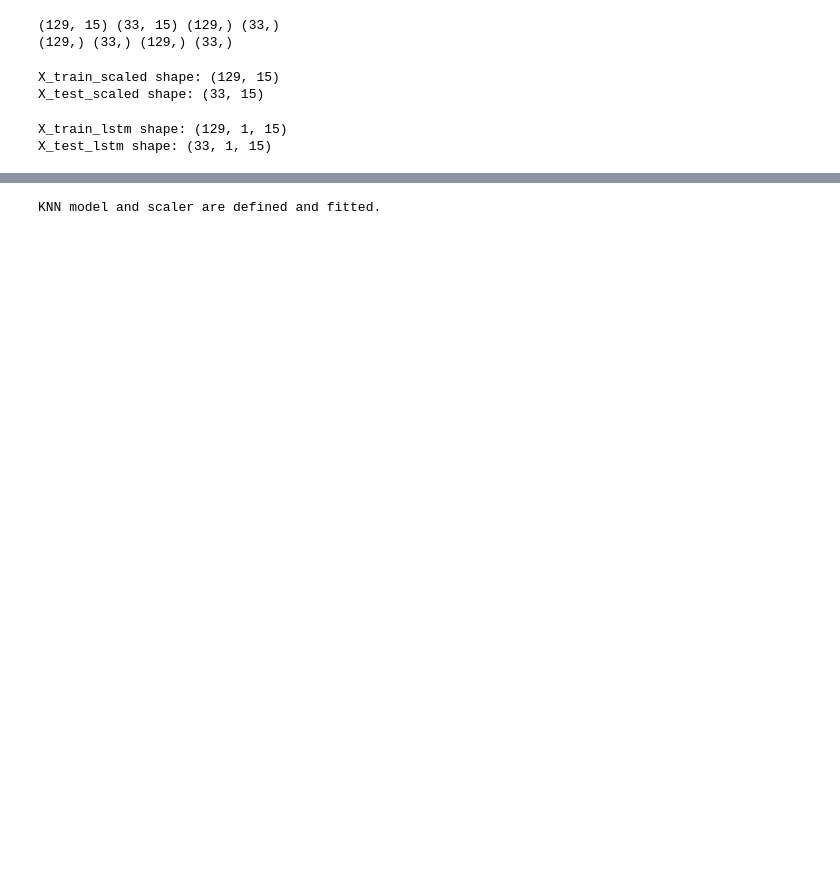
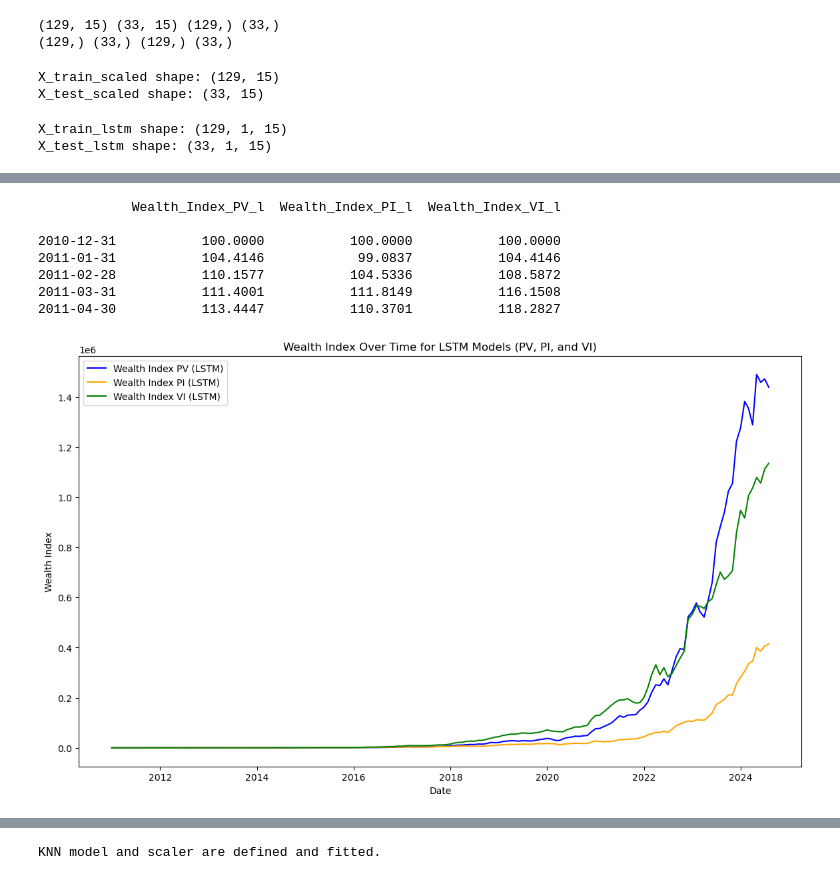
Before and after one commit to Barryadv/Barry, a Jupyter notebook: br_pairs_jul24.ipynb, the cells around one changed output, grey strips where cells are left out. Saved outputs shown, nothing was run; the diff lists cells and outputs as text; code cells hidden in the pictures; blank space fills up the shorter version.

```diff
--- a/br_pairs_jul24.ipynb
+++ b/br_pairs_jul24.ipynb
@@ -1336,0 +1559,26 @@ plt.show()
+# %%
+# PINK: Calculate wealth indices based on the boolean series
+initial_wealth = 100
+
+def calculate_wealth_index(bool_series, returns1, returns2, initial_wealth):
+    wealth_index = [initial_wealth]
+    for date in bool_series.index[1:]:
+        if bool_series[date]:
+            wealth_index.append(wealth_index[-1] * (1 + returns1[date]))
+        else:
+            wealth_index.append(wealth_index[-1] * (1 + returns2[date]))
+    return pd.Series(wealth_index, index=bool_series.index)
+
+wealth_index_PV_l = calculate_wealth_index(bool_series_PV_l, returns_PETR4, returns_VALE3, initial_wealth)
+wealth_index_PI_l = calculate_wealth_index(bool_series_PI_l, returns_PETR4, returns_ITUB4, initial_wealth)
+wealth_index_VI_l = calculate_wealth_index(bool_series_VI_l, returns_VALE3, returns_ITUB4, initial_wealth)
+
+# Create a dataframe to store the wealth indices
+WI_l = pd.DataFrame({
+    'Wealth_Index_PV_l': wealth_index_PV_l,
+    'Wealth_Index_PI_l': wealth_index_PI_l,
+    'Wealth_Index_VI_l': wealth_index_VI_l
+})
+
+# Display the first few rows to verify
+print(WI_l.head())
@@ -1336,0 +1593,28 @@ plt.show()
+# %%
+# Display the first few rows to verify
+print(WI_l.head())
+
+# Plot the wealth indices
+plt.figure(figsize=(14, 8))
+
+plt.plot(WI_l.index, WI_l['Wealth_Index_PV_l'], label='Wealth Index PV (LSTM)', color='blue')
+plt.plot(WI_l.index, WI_l['Wealth_Index_PI_l'], label='Wealth Index PI (LSTM)', color='orange')
+plt.plot(WI_l.index, WI_l['Wealth_Index_VI_l'], label='Wealth Index VI (LSTM)', color='green')
+
+# Add title and labels
+plt.title('Wealth Index Over Time for LSTM Models (PV, PI, and VI)')
+plt.xlabel('Date')
+plt.ylabel('Wealth Index')
+plt.legend()
+
+# Show the plot
+plt.show()
+# %% [output]
+            Wealth_Index_PV_l  Wealth_Index_PI_l  Wealth_Index_VI_l
+
+2010-12-31           100.0000           100.0000           100.0000
+2011-01-31           104.4146            99.0837           104.4146
+2011-02-28           110.1577           104.5336           108.5872
+2011-03-31           111.4001           111.8149           116.1508
+2011-04-30           113.4447           110.3701           118.2827
+[figure, added]
```
Also changed, not shown: parts of 76 cells of this notebook, 15 other files.
